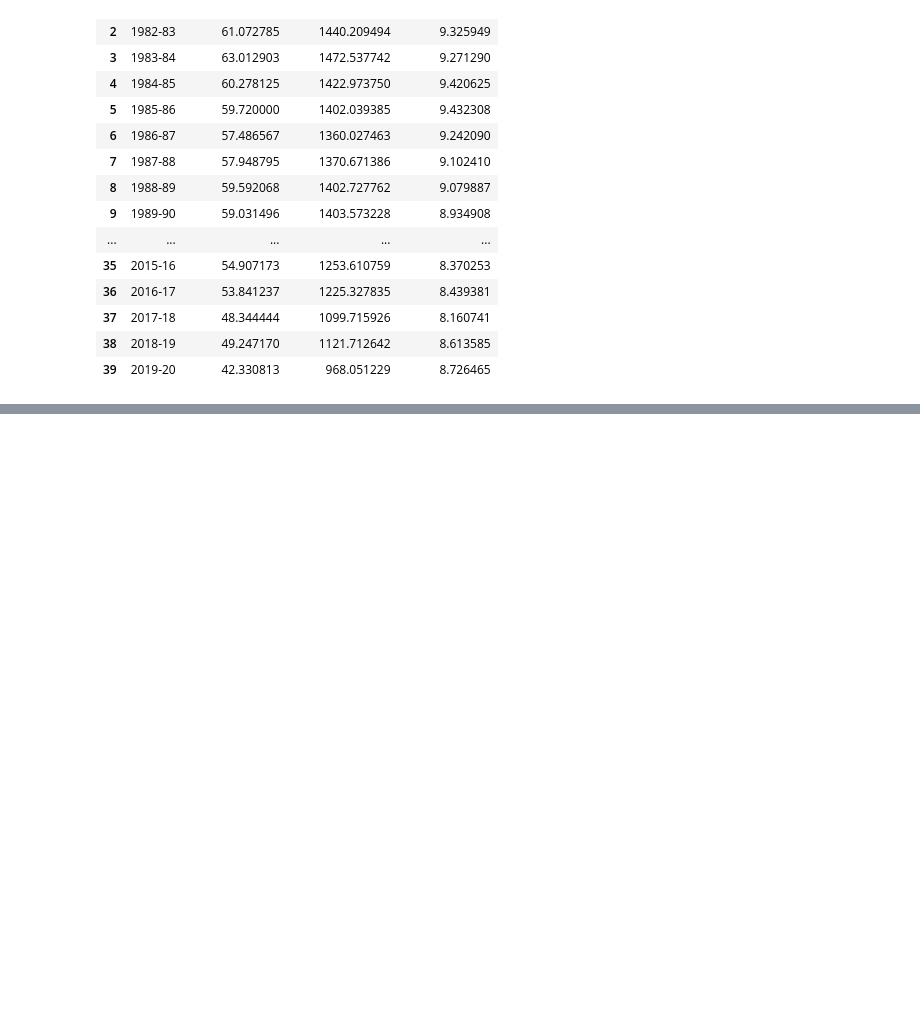
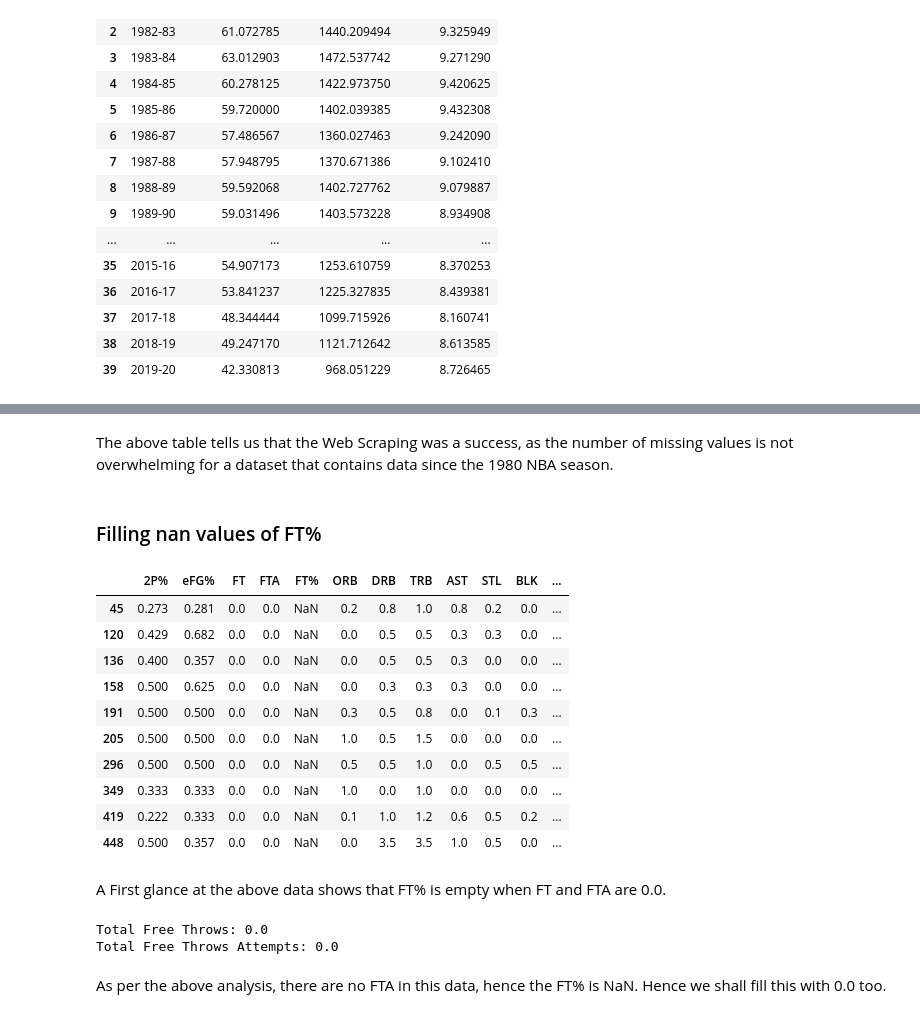
Before and after one commit to Pasindu19970808/NBAData, a Jupyter notebook: NBA_EDA.ipynb, the cells around one changed output, grey strips where cells are left out. Cells and saved outputs as stored; diff of their text form; code cells hidden in the pictures; blank space fills up the shorter version.

```diff
--- a/NBA_EDA.ipynb
+++ b/NBA_EDA.ipynb
@@ -319,0 +368,3 @@ True
+# %%
+idex_performingoutliers = outliers_perf.index.values.tolist()
+nba_data_df = nba_data_df.drop(idex_performingoutliers).reset_index(drop = True)
@@ -319,0 +404,28 @@ True
+# %% [markdown]
+The above table tells us that the Web Scraping was a success, as the number of missing values is not overwhelming for a dataset that contains data since the 1980 NBA season.
+# %% [markdown]
+<h3> Filling nan values of FT% </h3>
+# %%
+nba_data_df.loc[nba_data_df["FT%"].isna()].iloc[:,-15:].head(10)
+# %% [output]
+|  | 2P% | eFG% | FT | FTA | FT% | ORB | DRB | TRB | AST | STL | BLK | ... |
+| 45 | 0.273 | 0.281 | 0.0 | 0.0 | NaN | 0.2 | 0.8 | 1.0 | 0.8 | 0.2 | 0.0 | ... |
+| 120 | 0.429 | 0.682 | 0.0 | 0.0 | NaN | 0.0 | 0.5 | 0.5 | 0.3 | 0.3 | 0.0 | ... |
+| 136 | 0.400 | 0.357 | 0.0 | 0.0 | NaN | 0.0 | 0.5 | 0.5 | 0.3 | 0.0 | 0.0 | ... |
+| 158 | 0.500 | 0.625 | 0.0 | 0.0 | NaN | 0.0 | 0.3 | 0.3 | 0.3 | 0.0 | 0.0 | ... |
+| 191 | 0.500 | 0.500 | 0.0 | 0.0 | NaN | 0.3 | 0.5 | 0.8 | 0.0 | 0.1 | 0.3 | ... |
+| 205 | 0.500 | 0.500 | 0.0 | 0.0 | NaN | 1.0 | 0.5 | 1.5 | 0.0 | 0.0 | 0.0 | ... |
+| 296 | 0.500 | 0.500 | 0.0 | 0.0 | NaN | 0.5 | 0.5 | 1.0 | 0.0 | 0.5 | 0.5 | ... |
+| 349 | 0.333 | 0.333 | 0.0 | 0.0 | NaN | 1.0 | 0.0 | 1.0 | 0.0 | 0.0 | 0.0 | ... |
+| 419 | 0.222 | 0.333 | 0.0 | 0.0 | NaN | 0.1 | 1.0 | 1.2 | 0.6 | 0.5 | 0.2 | ... |
+| 448 | 0.500 | 0.357 | 0.0 | 0.0 | NaN | 0.0 | 3.5 | 3.5 | 1.0 | 0.5 | 0.0 | ... |
+# %% [markdown]
+A First glance at the above data shows that FT% is empty when FT and FTA are 0.0.
+# %%
+print("Total Free Throws: {}".format(nba_data_df.loc[nba_data_df["FT%"].isna()]["FT"].sum()))
+print("Total Free Throws Attempts: {}".format(nba_data_df.loc[nba_data_df["FT%"].isna()]["FTA"].sum()))
+# %% [output]
+Total Free Throws: 0.0
+Total Free Throws Attempts: 0.0
+# %% [markdown]
+As per the above analysis, there are no FTA in this data, hence the FT% is NaN. Hence we shall fill this with 0.0 too.
```
Also changed, not shown: parts of 19 cells of this notebook, 1 other file.
